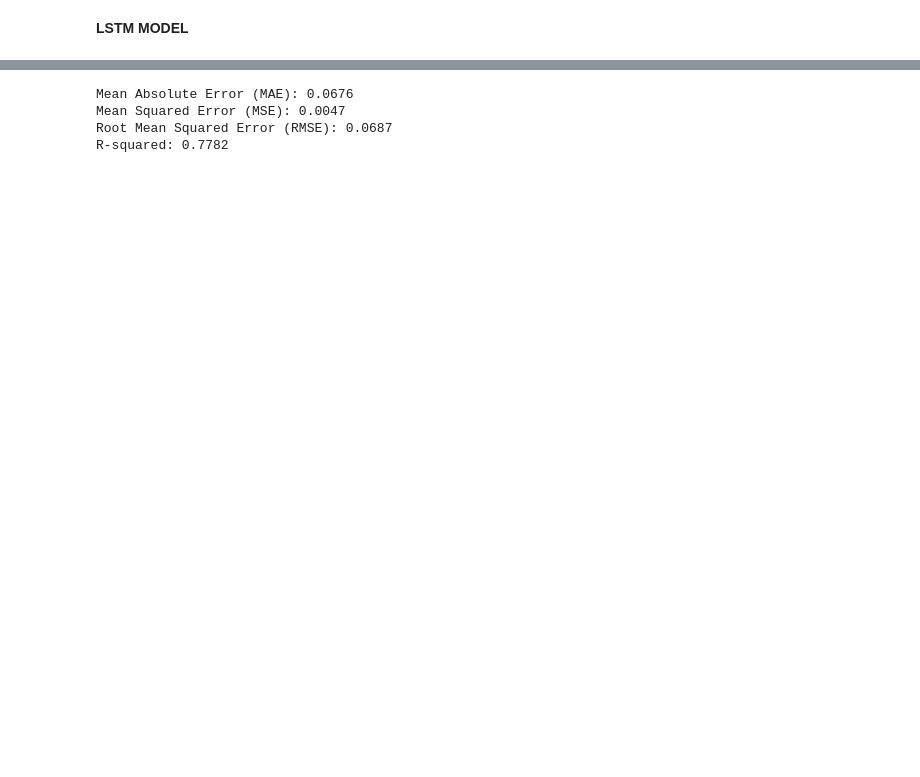
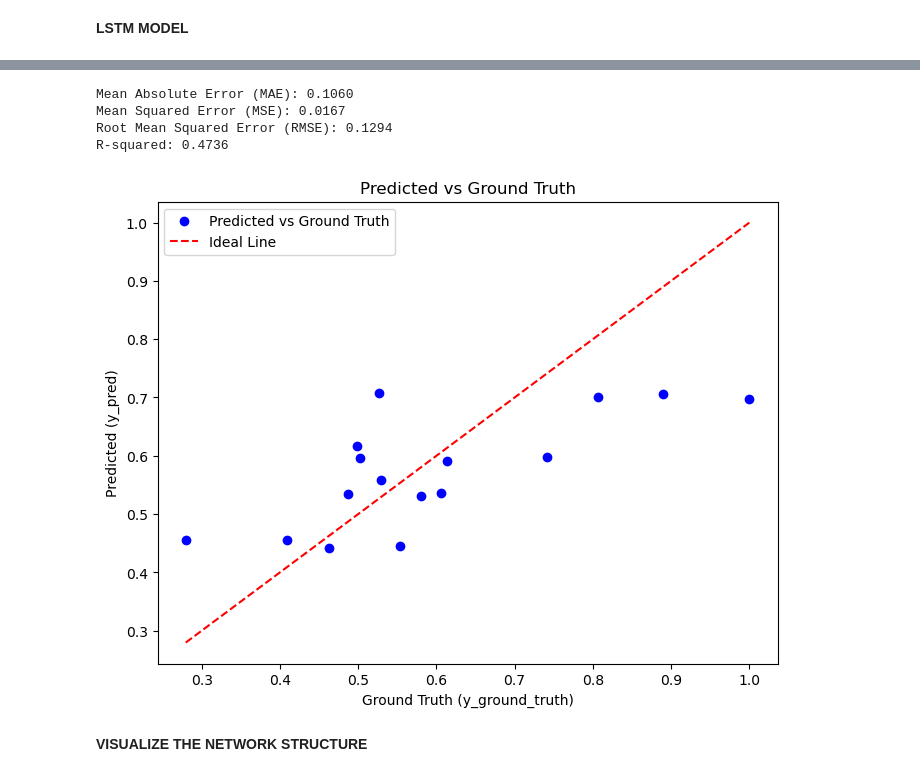
Before and after one commit to LambdaLambdaLambda/read_thermal.py, a Jupyter notebook: acrylamide_prediction_model.ipynb, the cells around one changed output, grey strips where cells are left out. Saved outputs shown, nothing was run; the diff lists cells and outputs as text; code cells hidden in the pictures; blank space fills up the shorter version.

Commit message:
modelli eseguiti

```diff
--- a/acrylamide_prediction_model.ipynb
+++ b/acrylamide_prediction_model.ipynb
@@ -197,0 +211,19 @@ y_test == [[0.3483425 ]
+# %%
+# Convert to PyTorch tensors
+X_temp_tensor = torch.tensor(X_temp, dtype=torch.float32)
+X_other_tensor = torch.tensor(X_other, dtype=torch.float32)
+# Reshape for compatibility
+y_ground_truth = torch.tensor(y.values, dtype=torch.float32).view(-1, 1)
+
+# Evaluation
+model.eval()
+with torch.no_grad():
+    y_pred_tensor = model(X_temp_tensor, X_other_tensor)
+    test_loss = criterion(y_pred_tensor, y_ground_truth)
+    print(f'Test Loss: {test_loss.item():.4f}')
+
+# Optionally, convert predictions back to numpy for further analysis
+y_pred = y_pred_tensor.numpy()
+y_ground_truth = y_ground_truth.numpy()
+print(f'y_pred == {y_pred}')
+print(f'y_ground_truth == {y_ground_truth}')
@@ -198,9 +248,8 @@ y_test == [[0.3483425 ]
 # %%
-# Calculate metrics
-mae = mean_absolute_error(y_test, y_pred)
-mse = mean_squared_error(y_test, y_pred)
+mae = mean_absolute_error(y_ground_truth, y_pred)
+mse = mean_squared_error(y_ground_truth, y_pred)
 rmse = np.sqrt(mse)
-r_squared = r2_score(y_test, y_pred)
+r_squared = r2_score(y_ground_truth, y_pred)
 
 # Print the results
 print(f"Mean Absolute Error (MAE): {mae:.4f}")
@@ -208,7 +257,31 @@ print(f"Mean Squared Error (MSE): {mse:.4f}")
 print(f"Root Mean Squared Error (RMSE): {rmse:.4f}")
 print(f"R-squared: {r_squared:.4f}")
 # %% [output]
-Mean Absolute Error (MAE): 0.0676
-Mean Squared Error (MSE): 0.0047
-Root Mean Squared Error (RMSE): 0.0687
-R-squared: 0.7782
+Mean Absolute Error (MAE): 0.1060
+Mean Squared Error (MSE): 0.0167
+Root Mean Squared Error (RMSE): 0.1294
+R-squared: 0.4736
+# %%
+import matplotlib.pyplot as plt
+import numpy as np
+
+# Create the plot
+plt.figure(figsize=(8, 6))
+plt.scatter(y_ground_truth, y_pred, color='blue',
+            label='Predicted vs Ground Truth')
+plt.plot([min(y_ground_truth), max(y_ground_truth)],
+         [min(y_ground_truth), max(y_ground_truth)],
+         color='red', linestyle='--', label='Ideal Line')
+
+# Labels and title
+plt.xlabel('Ground Truth (y_ground_truth)')
+plt.ylabel('Predicted (y_pred)')
+plt.title('Predicted vs Ground Truth')
+plt.legend()
+
+# Show plot
+plt.show()
+# %% [output]
+[figure, added]
+# %% [markdown]
+**VISUALIZE THE NETWORK STRUCTURE**
```
Also changed, not shown: parts of 6 cells of this notebook, 26 other files.
